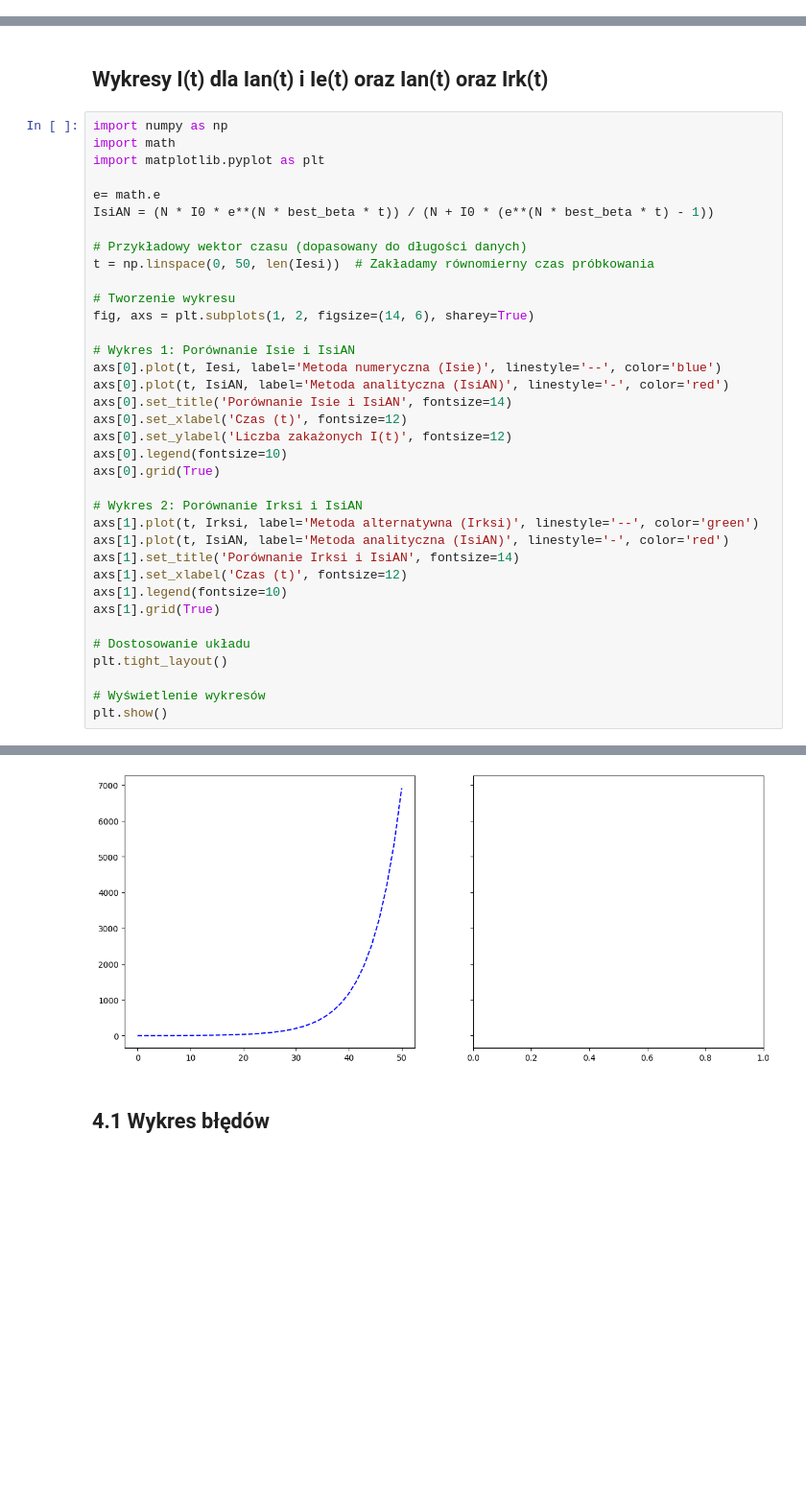
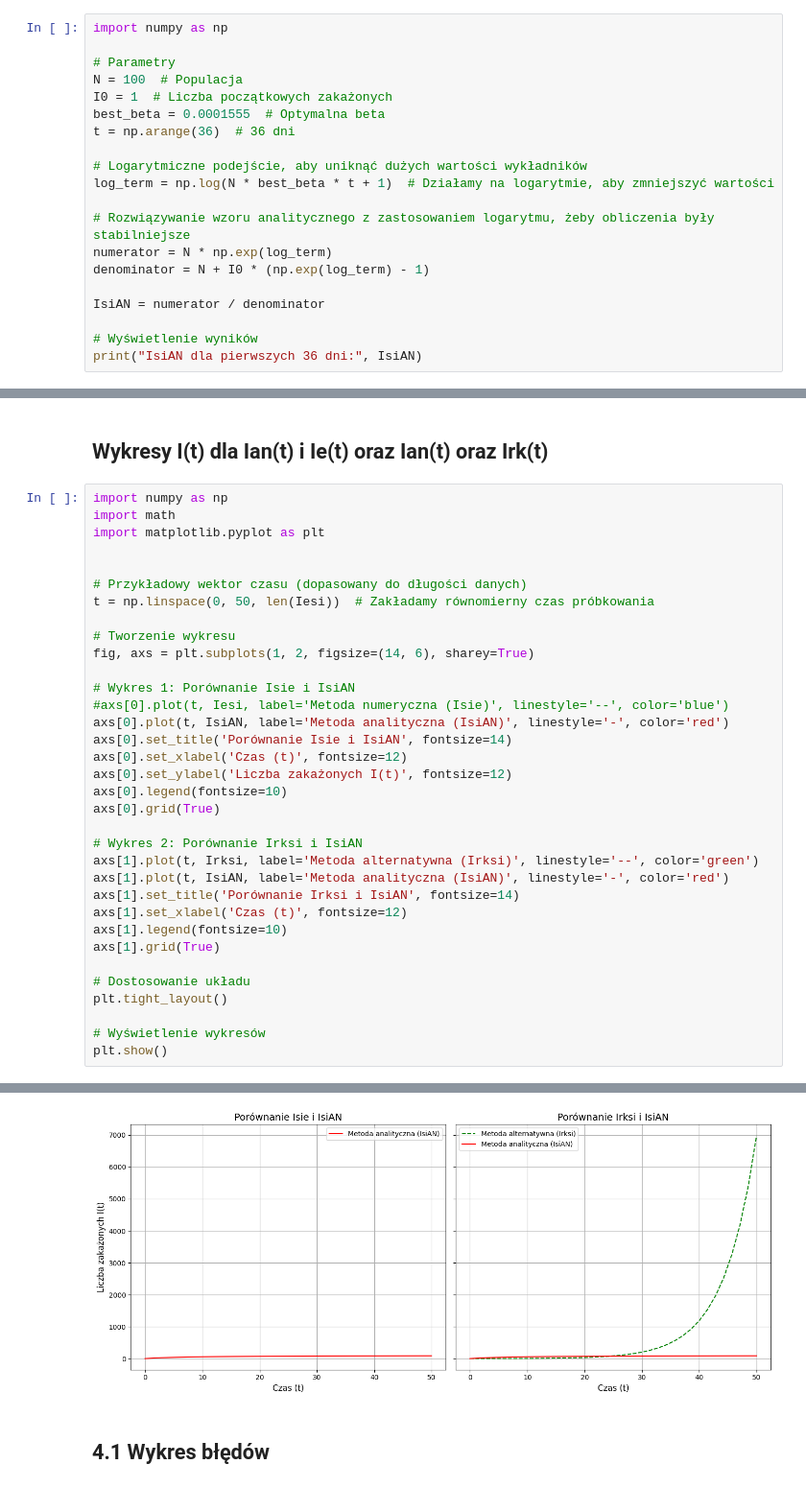
Before and after one commit to 277465/Modelowanie-Pandemii-Sars-cov-19, a Jupyter notebook: projekt.ipynb, the cells around one changed output, grey strips where cells are left out. Shown: that part at 96% size. Cells and saved outputs as stored; diff of their text form; blank space fills up the shorter version.

```diff
--- a/projekt.ipynb
+++ b/projekt.ipynb
@@ -243,0 +246,20 @@ Jest to rozwiazanie analityczne układu SI.
+# %%
+import numpy as np
+
+# Parametry
+N = 100  # Populacja
+I0 = 1  # Liczba początkowych zakażonych
+best_beta = 0.0001555  # Optymalna beta
+t = np.arange(36)  # 36 dni
+
+# Logarytmiczne podejście, aby uniknąć dużych wartości wykładników
+log_term = np.log(N * best_beta * t + 1)  # Działamy na logarytmie, aby zmniejszyć wartości
+
+# Rozwiązywanie wzoru analitycznego z zastosowaniem logarytmu, żeby obliczenia były stabilniejsze
+numerator = N * np.exp(log_term)
+denominator = N + I0 * (np.exp(log_term) - 1)
+
+IsiAN = numerator / denominator
+
+# Wyświetlenie wyników
+print("IsiAN dla pierwszych 36 dni:", IsiAN)
@@ -765,8 +796,6 @@ import numpy as np
 import math
 import matplotlib.pyplot as plt
 
-e= math.e
-IsiAN = (N * I0 * e**(N * best_beta * t)) / (N + I0 * (e**(N * best_beta * t) - 1))
 
 # Przykładowy wektor czasu (dopasowany do długości danych)
 t = np.linspace(0, 50, len(Iesi))  # Zakładamy równomierny czas próbkowania
@@ -775,7 +804,7 @@ t = np.linspace(0, 50, len(Iesi))  # Zakładamy równomierny czas próbkowania
 fig, axs = plt.subplots(1, 2, figsize=(14, 6), sharey=True)
 
 # Wykres 1: Porównanie Isie i IsiAN
-axs[0].plot(t, Iesi, label='Metoda numeryczna (Isie)', linestyle='--', color='blue')
+#axs[0].plot(t, Iesi, label='Metoda numeryczna (Isie)', linestyle='--', color='blue')
 axs[0].plot(t, IsiAN, label='Metoda analityczna (IsiAN)', linestyle='-', color='red')
 axs[0].set_title('Porównanie Isie i IsiAN', fontsize=14)
 axs[0].set_xlabel('Czas (t)', fontsize=12)
@@ -801,4 +829,4 @@ ValueError: x and y must have same first dimension, but have shapes (36,) and (1
-[figure, old version]
+[figure, new version]
 # %% [markdown]
 ## 4.1 Wykres błędów
 # %%
```
Also changed, not shown: parts of 5 cells of this notebook, 1 other file.
